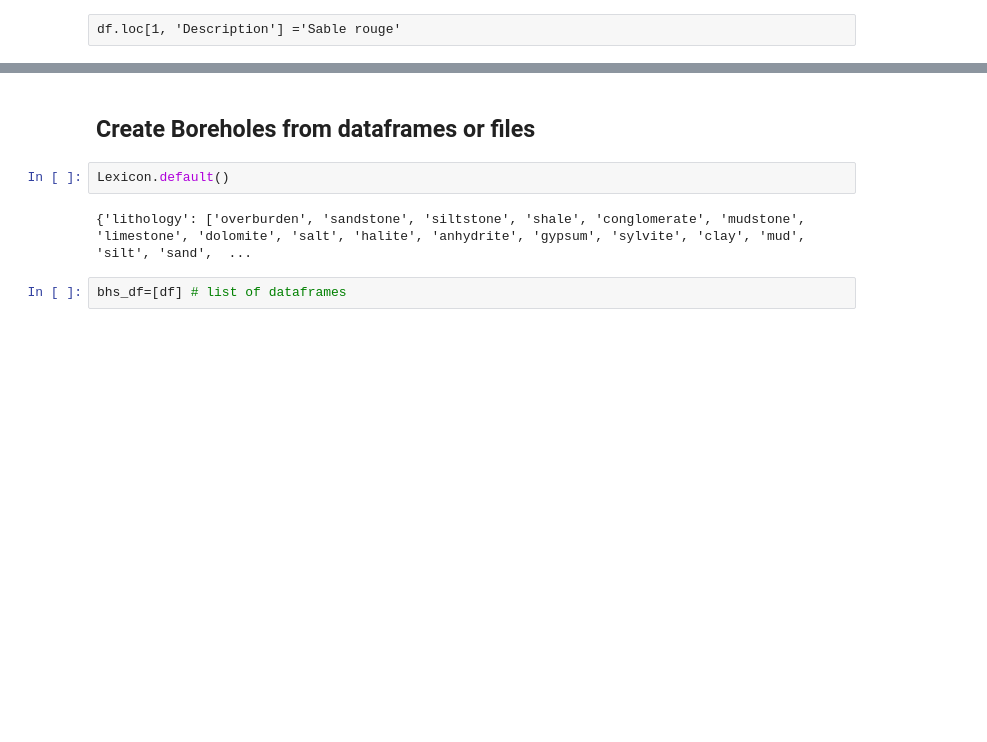
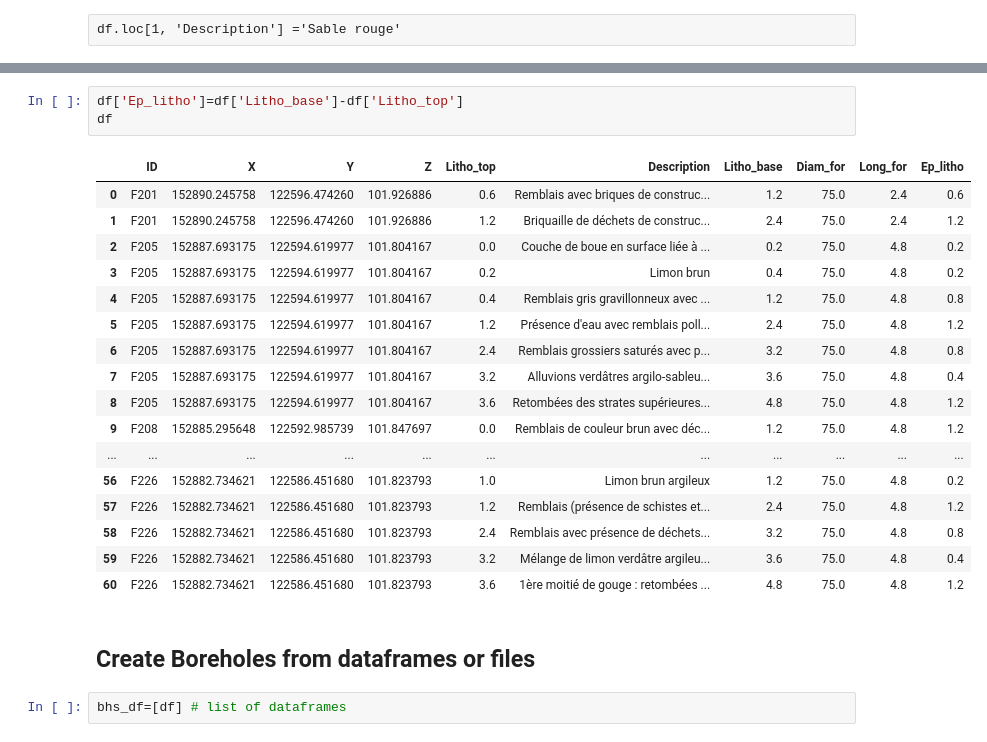
Before and after one commit to kaufmanno/GSDMA, a Jupyter notebook: playground/TFE_test/Boreholes_representation-Copy1.ipynb, the cells around one changed output, grey strips where cells are left out. Cells and saved outputs as stored; diff of their text form; blank space fills up the shorter version.

```diff
--- a/playground/TFE_test/Boreholes_representation-Copy1.ipynb
+++ b/playground/TFE_test/Boreholes_representation-Copy1.ipynb
@@ -48,9 +47,26 @@ df.query('ID=="201"')
+# %%
+df['Ep_litho']=df['Litho_base']-df['Litho_top']
+df
+# %% [output]
+|  | ID | X | Y | Z | Litho_top | Description | Litho_base | Diam_for | Long_for | Ep_litho |
+| 0 | F201 | 152890.245758 | 122596.474260 | 101.926886 | 0.6 | Remblais avec briques de construc... | 1.2 | 75.0 | 2.4 | 0.6 |
+| 1 | F201 | 152890.245758 | 122596.474260 | 101.926886 | 1.2 | Briquaille de déchets de construc... | 2.4 | 75.0 | 2.4 | 1.2 |
+| 2 | F205 | 152887.693175 | 122594.619977 | 101.804167 | 0.0 | Couche de boue en surface liée à ... | 0.2 | 75.0 | 4.8 | 0.2 |
+| 3 | F205 | 152887.693175 | 122594.619977 | 101.804167 | 0.2 | Limon brun | 0.4 | 75.0 | 4.8 | 0.2 |
+| 4 | F205 | 152887.693175 | 122594.619977 | 101.804167 | 0.4 | Remblais gris gravillonneux avec ... | 1.2 | 75.0 | 4.8 | 0.8 |
+| 5 | F205 | 152887.693175 | 122594.619977 | 101.804167 | 1.2 | Présence d'eau avec remblais poll... | 2.4 | 75.0 | 4.8 | 1.2 |
+| 6 | F205 | 152887.693175 | 122594.619977 | 101.804167 | 2.4 | Remblais grossiers saturés avec p... | 3.2 | 75.0 | 4.8 | 0.8 |
+| 7 | F205 | 152887.693175 | 122594.619977 | 101.804167 | 3.2 | Alluvions verdâtres argilo-sableu... | 3.6 | 75.0 | 4.8 | 0.4 |
+| 8 | F205 | 152887.693175 | 122594.619977 | 101.804167 | 3.6 | Retombées des strates supérieures... | 4.8 | 75.0 | 4.8 | 1.2 |
+| 9 | F208 | 152885.295648 | 122592.985739 | 101.847697 | 0.0 | Remblais de couleur brun avec déc... | 1.2 | 75.0 | 4.8 | 1.2 |
+| ... | ... | ... | ... | ... | ... | ... | ... | ... | ... | ... |
+| 56 | F226 | 152882.734621 | 122586.451680 | 101.823793 | 1.0 | Limon brun argileux | 1.2 | 75.0 | 4.8 | 0.2 |
+| 57 | F226 | 152882.734621 | 122586.451680 | 101.823793 | 1.2 | Remblais (présence de schistes et... | 2.4 | 75.0 | 4.8 | 1.2 |
+| 58 | F226 | 152882.734621 | 122586.451680 | 101.823793 | 2.4 | Remblais avec présence de déchets... | 3.2 | 75.0 | 4.8 | 0.8 |
+| 59 | F226 | 152882.734621 | 122586.451680 | 101.823793 | 3.2 | Mélange de limon verdâtre argileu... | 3.6 | 75.0 | 4.8 | 0.4 |
+| 60 | F226 | 152882.734621 | 122586.451680 | 101.823793 | 3.6 | 1ère moitié de gouge : retombées ... | 4.8 | 75.0 | 4.8 | 1.2 |
 # %% [markdown]
 ## Create Boreholes from dataframes or files
-# %%
-Lexicon.default()
-# %% [output]
-{'lithology': ['overburden', 'sandstone', 'siltstone', 'shale', 'conglomerate', 'mudstone', 'limestone', 'dolomite', 'salt', 'halite', 'anhydrite', 'gypsum', 'sylvite', 'clay', 'mud', 'silt', 'sand',  ...
 # %%
 bhs_df=[df] # list of dataframes
 # %%
```
Also changed, not shown: parts of 15 cells of this notebook, 6 other files.
